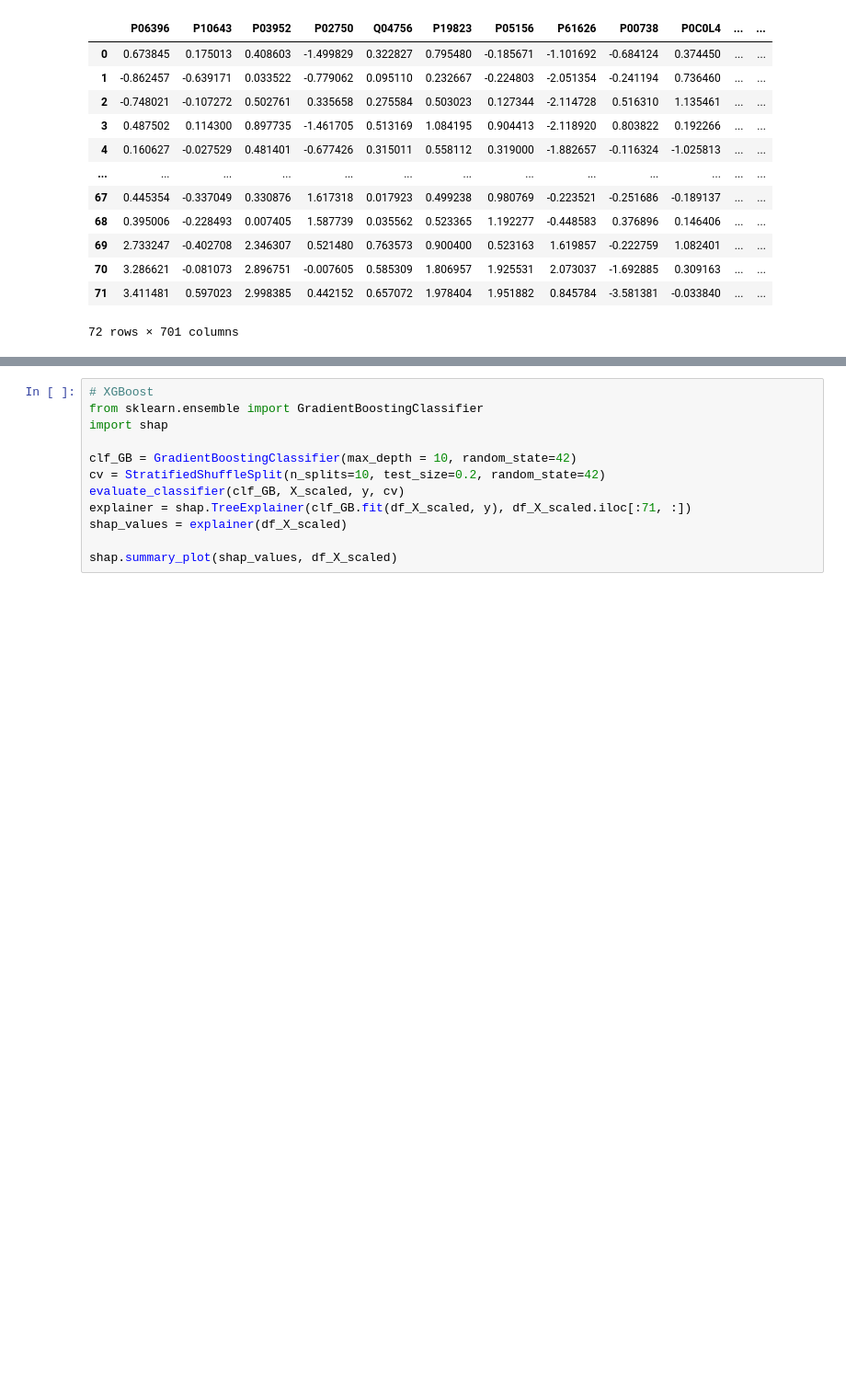
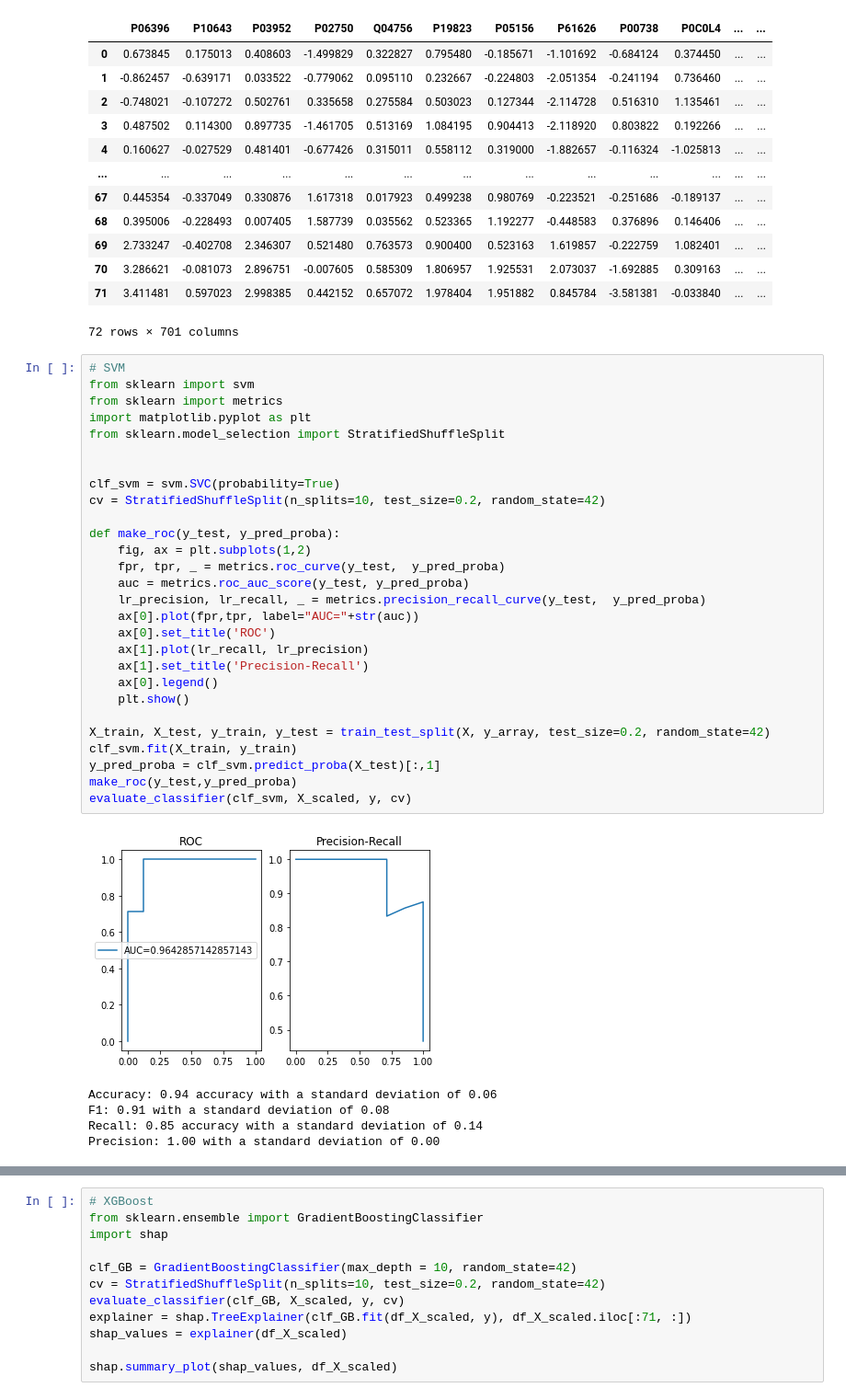
Before and after one commit to ErikHartman/sepsis-ml, a Jupyter notebook: src/ML.ipynb, the cells around one changed output, grey strips where cells are left out. Shown: that part at 92% size. Saved outputs shown, nothing was run; the diff lists cells and outputs as text; blank space fills up the shorter version.

Commit message:
updated ML section. Feeling pretty done with a standard pytorch network and will move on to biologically informed network

```diff
--- a/src/ML.ipynb
+++ b/src/ML.ipynb
@@ -84,3 +84,37 @@ df_X_scaled
 | 70 | 3.286621 | -0.081073 | 2.896751 | -0.007605 | 0.585309 | 1.806957 | 1.925531 | 2.073037 | -1.692885 | 0.309163 | ... | ... |
 | 71 | 3.411481 | 0.597023 | 2.998385 | 0.442152 | 0.657072 | 1.978404 | 1.951882 | 0.845784 | -3.581381 | -0.033840 | ... | ... |
 72 rows × 701 columns
+# %%
+# SVM
+from sklearn import svm
+from sklearn import metrics
+import matplotlib.pyplot as plt
+from sklearn.model_selection import StratifiedShuffleSplit
+
+
+clf_svm = svm.SVC(probability=True)
+cv = StratifiedShuffleSplit(n_splits=10, test_size=0.2, random_state=42)
+
+def make_roc(y_test, y_pred_proba):
+    fig, ax = plt.subplots(1,2)
+    fpr, tpr, _ = metrics.roc_curve(y_test,  y_pred_proba)
+    auc = metrics.roc_auc_score(y_test, y_pred_proba)
+    lr_precision, lr_recall, _ = metrics.precision_recall_curve(y_test,  y_pred_proba)
+    ax[0].plot(fpr,tpr, label="AUC="+str(auc))
+    ax[0].set_title('ROC')
+    ax[1].plot(lr_recall, lr_precision)
+    ax[1].set_title('Precision-Recall')
+    ax[0].legend()
+    plt.show()
+
+X_train, X_test, y_train, y_test = train_test_split(X, y_array, test_size=0.2, random_state=42)
+clf_svm.fit(X_train, y_train)
+y_pred_proba = clf_svm.predict_proba(X_test)[:,1]
+make_roc(y_test,y_pred_proba)
+evaluate_classifier(clf_svm, X_scaled, y, cv)
+# %% [output]
+[figure, added]
+Accuracy: 0.94 accuracy with a standard deviation of 0.06
+F1: 0.91 with a standard deviation of 0.08
+Recall: 0.85 accuracy with a standard deviation of 0.14
+Precision: 1.00 with a standard deviation of 0.00
```
Also changed, not shown: parts of 12 cells of this notebook.
